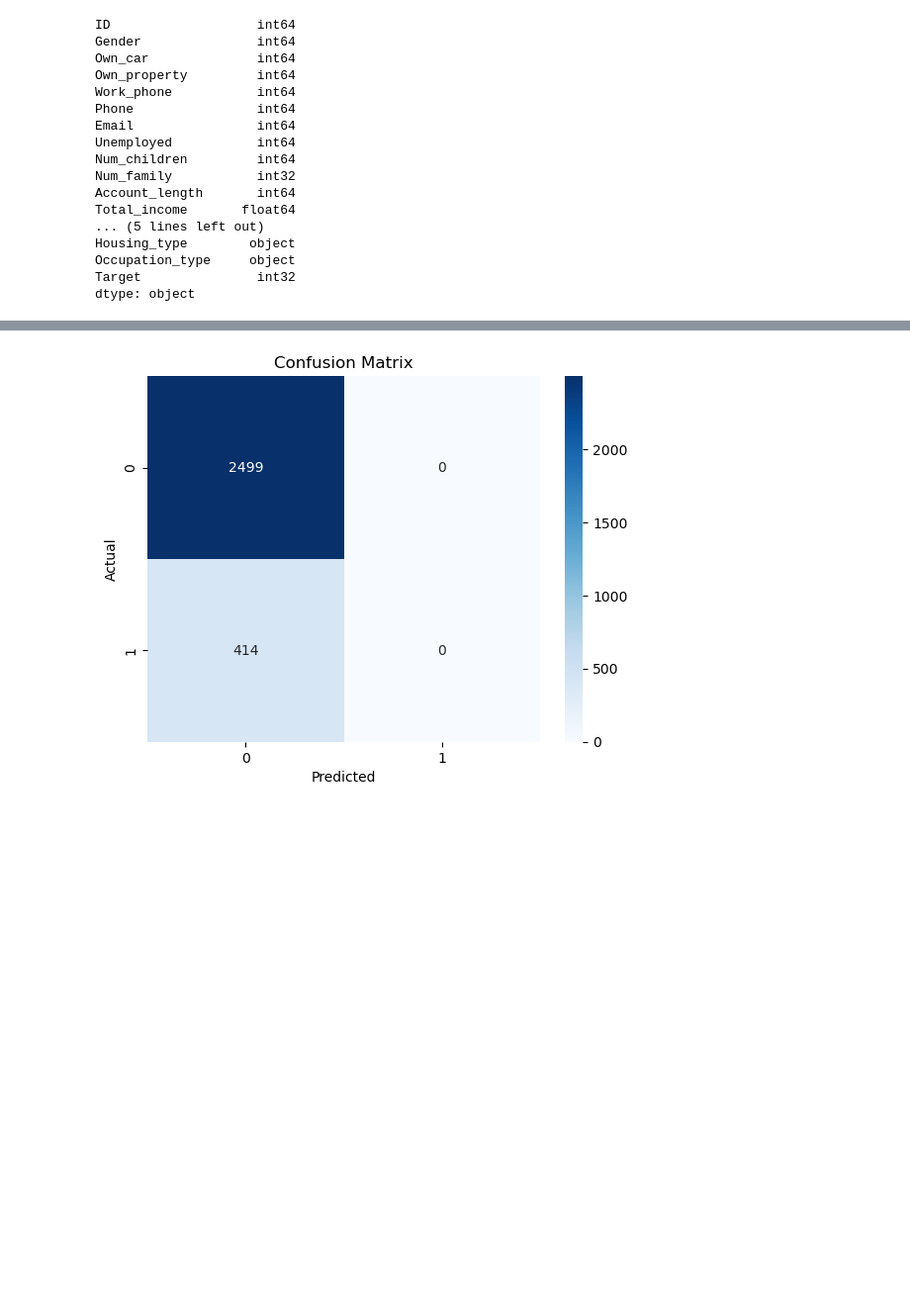
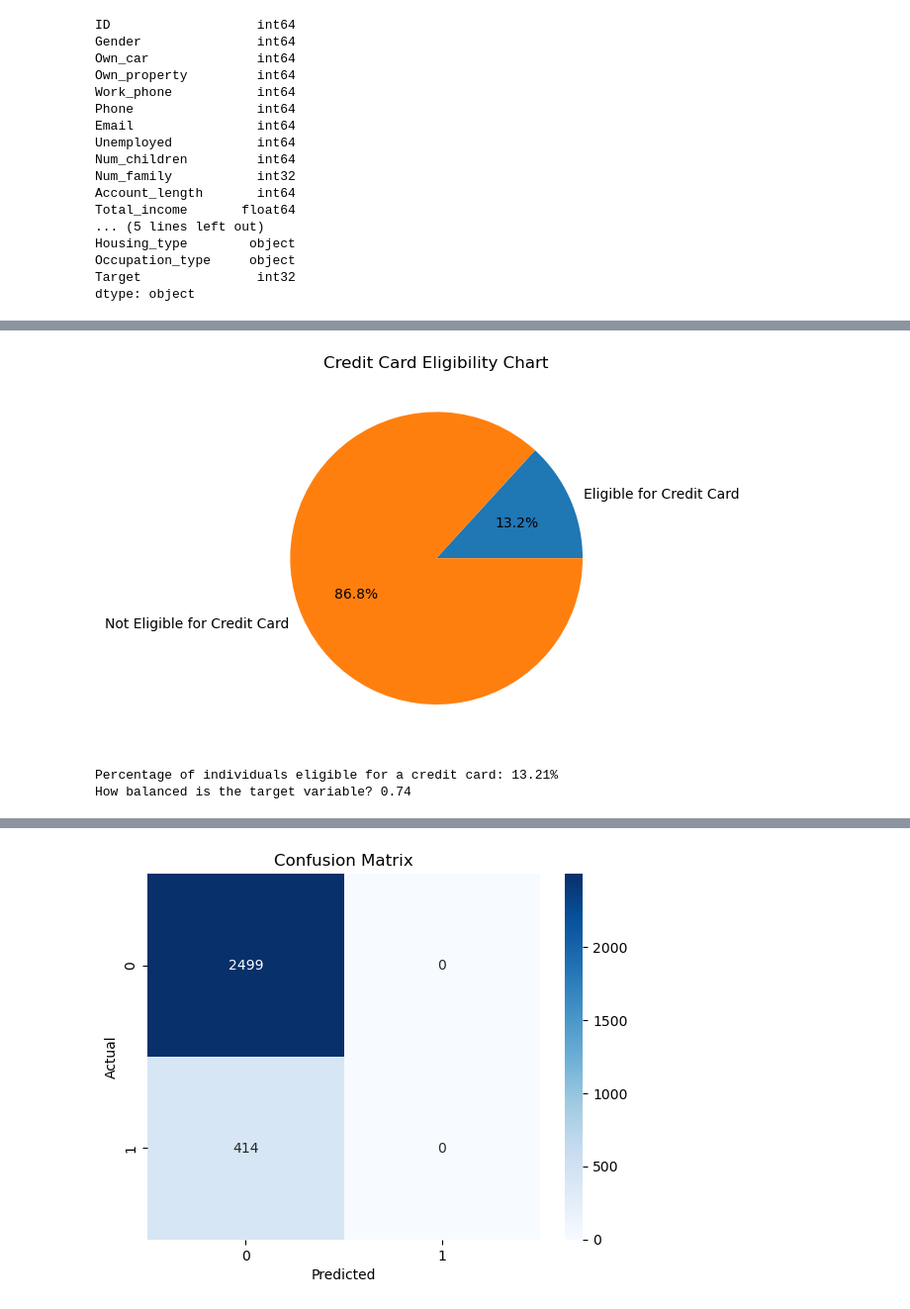
Before and after one commit to saberrg/project4, a Jupyter notebook: SVM_Model.ipynb, the cells around one changed output, grey strips where cells are left out. Shown: that part at 99% size. Cells and saved outputs as stored; diff of their text form; code cells hidden in the pictures; blank space fills up the shorter version.

```diff
--- a/SVM_Model.ipynb
+++ b/SVM_Model.ipynb
@@ -12,7 +16,7 @@ from sklearn.metrics import confusion_matrix
 # %%
 # Save to df
-applications = pd.read_csv("../Project4_data/application_record.csv", encoding = 'utf-8')
-record = pd.read_csv("../Project4_Data/credit_record.csv", encoding = 'utf-8')
+applications = pd.read_csv("../Project4_data/Resources/application_record.csv", encoding = 'utf-8')
+record = pd.read_csv("../Project4_Data/Resources/credit_record.csv", encoding = 'utf-8')
 
 # Shape and preview
 print('Application record df shape:', applications.shape)
@@ -219,0 +289,25 @@ new_df.to_csv('clean_data.csv',index=False)
+# %%
+#Count the number of individuals who are eligible and not eligible for a credit card
+target_counts = new_df['Target'].value_counts()
+eligible_count = target_counts[1]
+not_eligible_count = target_counts[0]
+total_individuals = len(new_df)
+
+# the distribution of individuals based on credit card eligibility
+labels = ['Eligible for Credit Card', 'Not Eligible for Credit Card']
+counts = [eligible_count, not_eligible_count]
+
+#Number of Credit Card Eligible Persons
+plt.pie(counts, labels=labels, autopct='%1.1f%%')
+plt.title('Credit Card Eligibility Chart')
+plt.show()
+
+eligible_percentage = (eligible_count / total_individuals) * 100
+balance = abs(eligible_count - not_eligible_count) / total_individuals
+
+print(f"Percentage of individuals eligible for a credit card: {eligible_percentage:.2f}%")
+print(f"How balanced is the target variable? {balance:.2f}")
+# %% [output]
+[figure, added]
+Percentage of individuals eligible for a credit card: 13.21%
+How balanced is the target variable? 0.74
```
Also changed, not shown: parts of 12 cells of this notebook, 1 other file.
